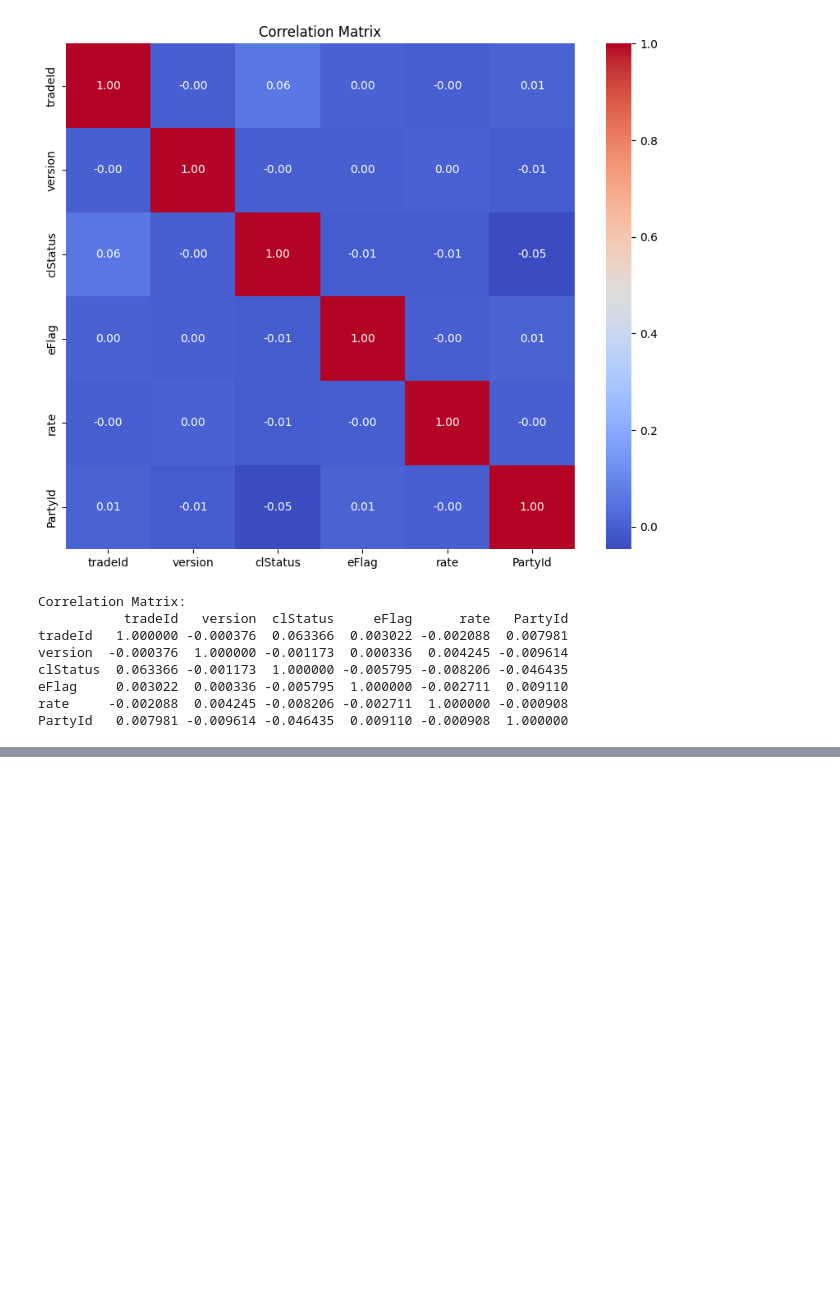
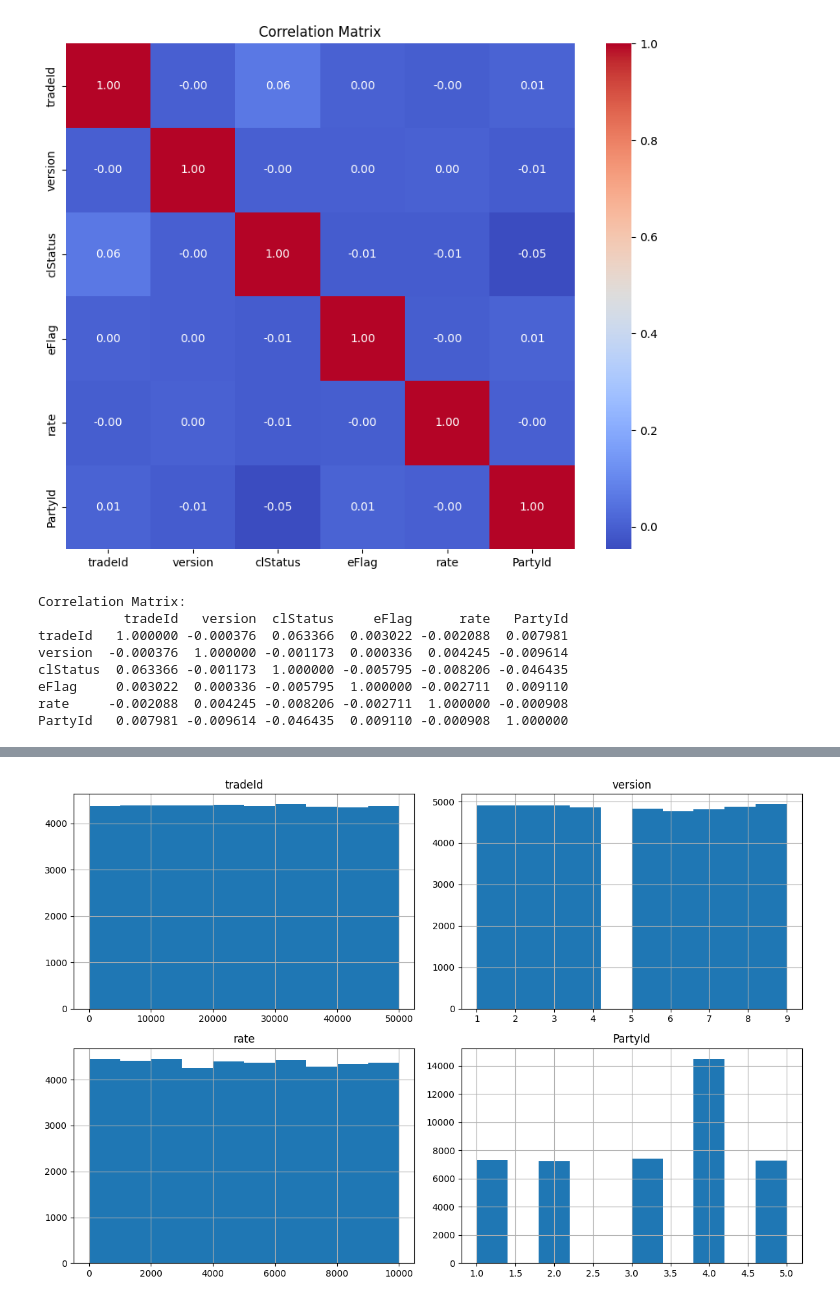
Before and after one commit to kastrahl/Assessments, a Jupyter notebook: Trade_Reporting_data_Analysis_drop.ipynb, the cells around one changed output, grey strips where cells are left out. Saved outputs shown, nothing was run; the diff lists cells and outputs as text; code cells hidden in the pictures; blank space fills up the shorter version.

```diff
--- a/Trade_Reporting_data_Analysis_drop.ipynb
+++ b/Trade_Reporting_data_Analysis_drop.ipynb
@@ -418,0 +637,8 @@ plt.show()
+# %%
+# Plot histograms for numerical features
+numerical_features = ['tradeId', 'version', 'clStatus', 'rate', 'PartyId']
+df[numerical_features].hist(figsize=(12, 8))
+plt.tight_layout()
+plt.show()
+# %% [output]
+[figure, added]
```
Also changed, not shown: parts of 46 cells of this notebook.
